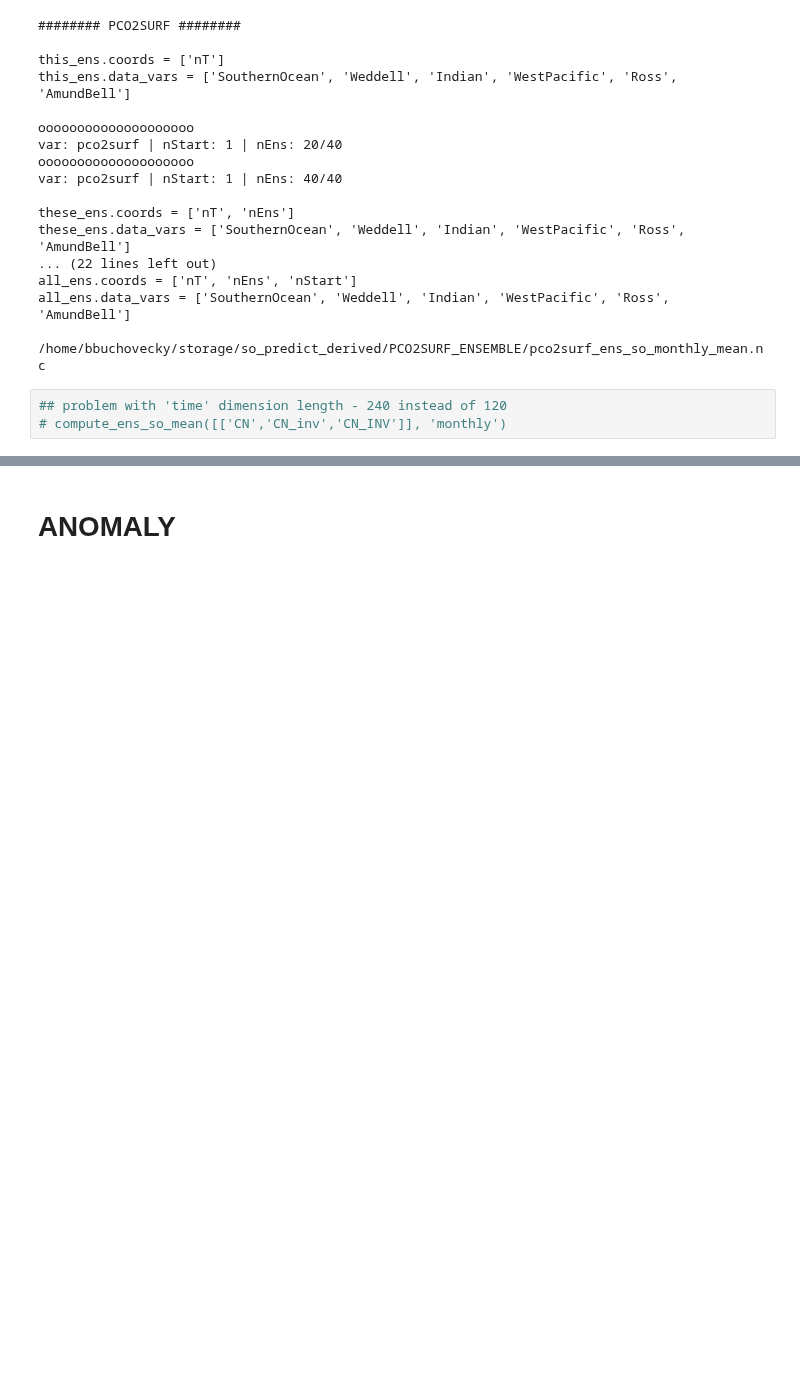
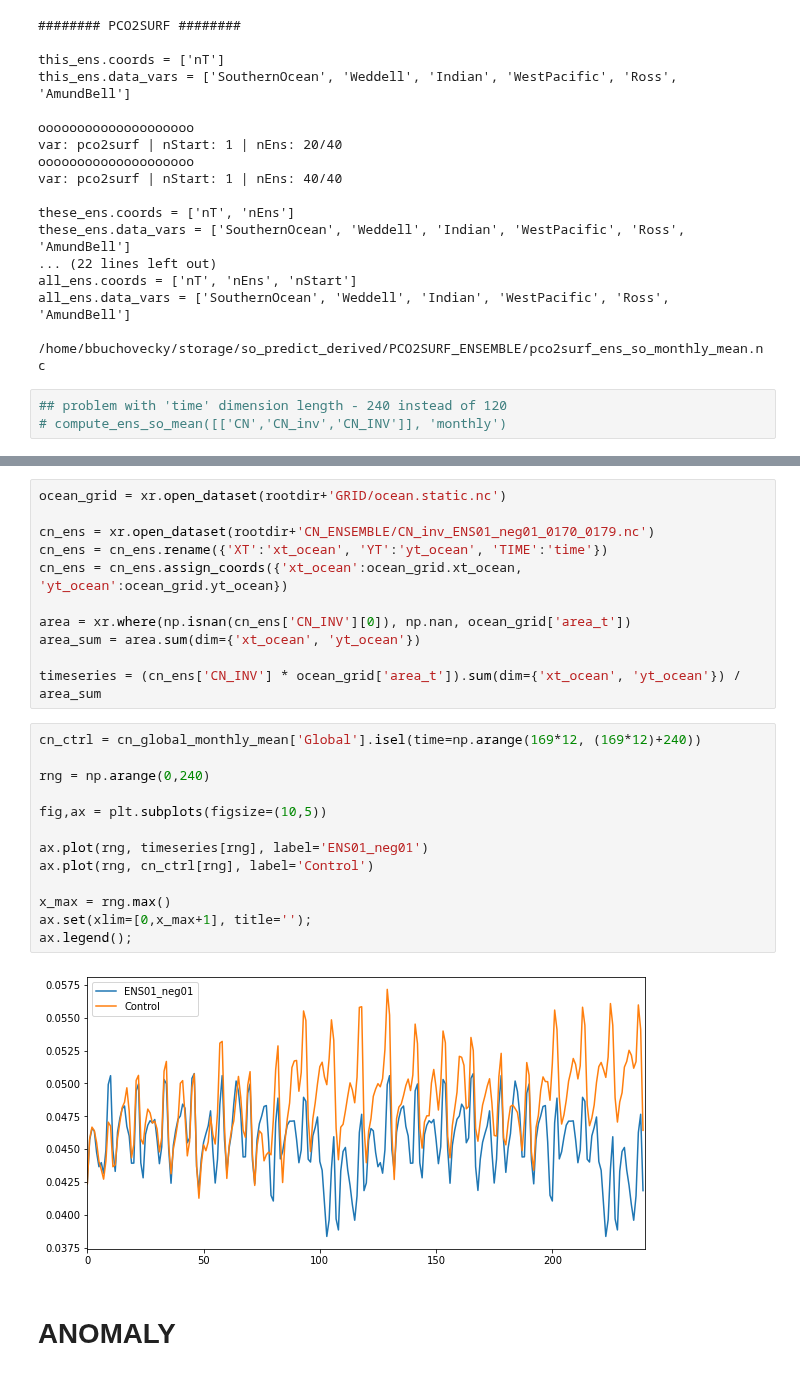
Before and after one commit to bbuchovecky/hmei, a Jupyter notebook: notebooks/ens_ppp_metrics.ipynb, the cells around one changed output, grey strips where cells are left out. Saved outputs shown, nothing was run; the diff lists cells and outputs as text; blank space fills up the shorter version.

```diff
--- a/notebooks/ens_ppp_metrics.ipynb
+++ b/notebooks/ens_ppp_metrics.ipynb
@@ -647,3 +826,29 @@ ax.set(xlim=[1,120]);
+# %%
+ocean_grid = xr.open_dataset(rootdir+'GRID/ocean.static.nc')
+
+cn_ens = xr.open_dataset(rootdir+'CN_ENSEMBLE/CN_inv_ENS01_neg01_0170_0179.nc')
+cn_ens = cn_ens.rename({'XT':'xt_ocean', 'YT':'yt_ocean', 'TIME':'time'})
+cn_ens = cn_ens.assign_coords({'xt_ocean':ocean_grid.xt_ocean, 'yt_ocean':ocean_grid.yt_ocean})
+
+area = xr.where(np.isnan(cn_ens['CN_INV'][0]), np.nan, ocean_grid['area_t'])
+area_sum = area.sum(dim={'xt_ocean', 'yt_ocean'})
+
+timeseries = (cn_ens['CN_INV'] * ocean_grid['area_t']).sum(dim={'xt_ocean', 'yt_ocean'}) / area_sum
+# %%
+cn_ctrl = cn_global_monthly_mean['Global'].isel(time=np.arange(169*12, (169*12)+240))
+
+rng = np.arange(0,240)
+
+fig,ax = plt.subplots(figsize=(10,5))
+
+ax.plot(rng, timeseries[rng], label='ENS01_neg01')
+ax.plot(rng, cn_ctrl[rng], label='Control')
+
+x_max = rng.max()
+ax.set(xlim=[0,x_max+1], title='');
+ax.legend();
+# %% [output]
+[figure, added]
 # %% [markdown]
 # ANOMALY
 # %%
```
Also changed, not shown: parts of 28 cells of this notebook, 1 other file.
